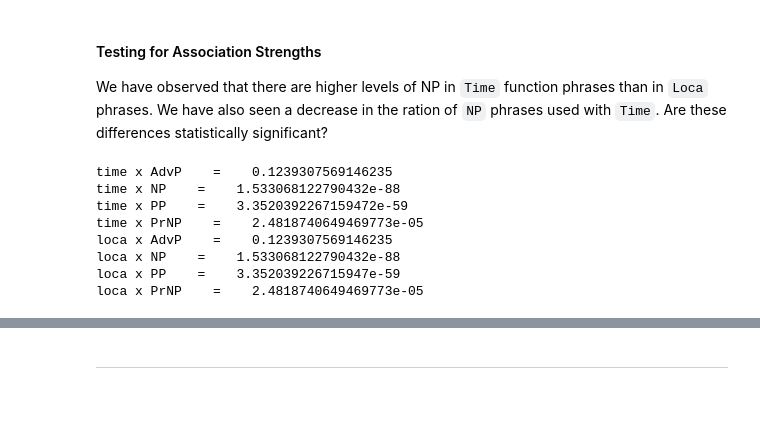
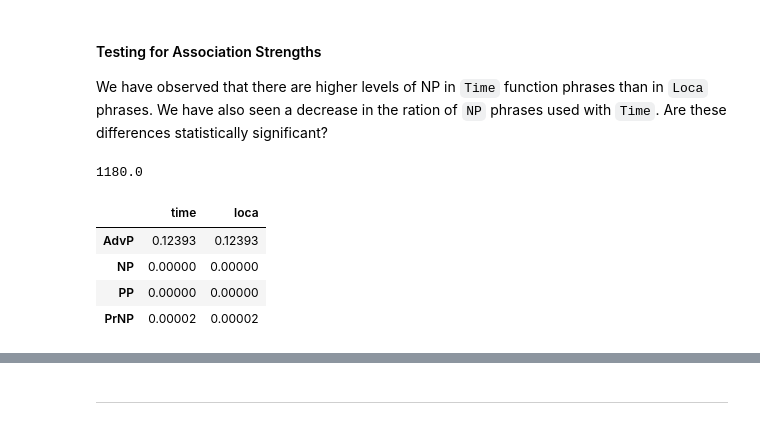
Before and after one commit to CambridgeSemiticsLab/BH_time_collocations, a Jupyter notebook: analysis/SBH_time_expressions.ipynb, the cells around one changed output, grey strips where cells are left out. Cells and saved outputs as stored; diff of their text form; code cells hidden in the pictures.

```diff
--- a/analysis/SBH_time_expressions.ipynb
+++ b/analysis/SBH_time_expressions.ipynb
@@ -263,34 +263,33 @@ Raw Counts of Phrase Types for Time and Loca Function Phrases:
 #### Testing for Association Strengths
 
 We have observed that there are higher levels of NP in `Time` function phrases than in `Loca` phrases. We have also seen a decrease in the ration of `NP` phrases used with `Time`. Are these differences statistically significant?
+# %%
+loca_time['time'].loc['PP']
+# %% [output]
+1180.0
 # %%
-#loca_time_fish = pd.DataFrame(...) # TODO
+loca_time_fish = collections.defaultdict(lambda: collections.defaultdict())
 
 for funct_i in loca_time.columns:
-    total_i = loca_time[funct_i].sum()
+    total_i = loca_time[funct_i].sum() # for req value
 
     for typ_j in loca_time.index:
-        total_j = loca_time.loc[typ_j].sum()
+        total_j = loca_time.loc[typ_j].sum() # for req value
 
-        # get values for fisher's exact test
-        a = loca_time[funct_i][typ_j] # observed freq
+        # get values for fisher's exact test and run the test
+        a = loca_time[funct_i].loc[typ_j] # observed freq
         b = total_i - a
         c = total_j - a
         d = loca_time.sum().sum() - (a+b+c)
+        contingency = np.matrix([[a, b], [c, d]])
+        oddsratio, p_value = stats.fisher_exact(contingency)
+        loca_time_fish[funct_i][typ_j] = round(p_value, 5)
 
-        contingency = np.matrix([[a, b], [c, d]])
-
-        oddsratio, p_value = stats.fisher_exact(contingency)
-
-        #loca_time_fish[funct_i][typ_j] = p_value
-
-        print(f'{funct_i} x {typ_j}    =    {p_value}') # put these in DF tomorrow
+loca_time_fish = pd.DataFrame(loca_time_fish)
+loca_time_fish
 # %% [output]
-time x AdvP    =    0.1239307569146235
-time x NP    =    1.533068122790432e-88
-time x PP    =    3.3520392267159472e-59
-time x PrNP    =    2.4818740649469773e-05
-loca x AdvP    =    0.1239307569146235
-loca x NP    =    1.533068122790432e-88
-loca x PP    =    3.352039226715947e-59
-loca x PrNP    =    2.4818740649469773e-05
+|  | time | loca |
+| AdvP | 0.12393 | 0.12393 |
+| NP | 0.00000 | 0.00000 |
+| PP | 0.00000 | 0.00000 |
+| PrNP | 0.00002 | 0.00002 |
```
Also changed, not shown: parts of 5 cells of this notebook.
